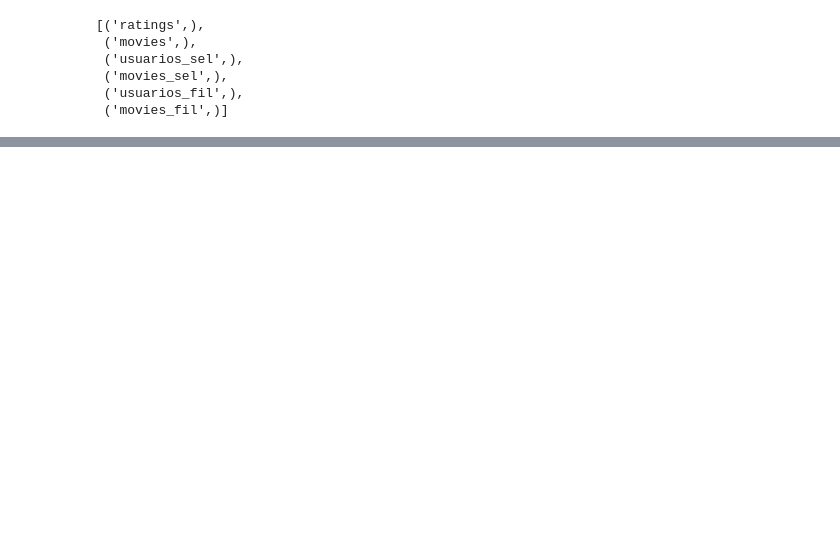
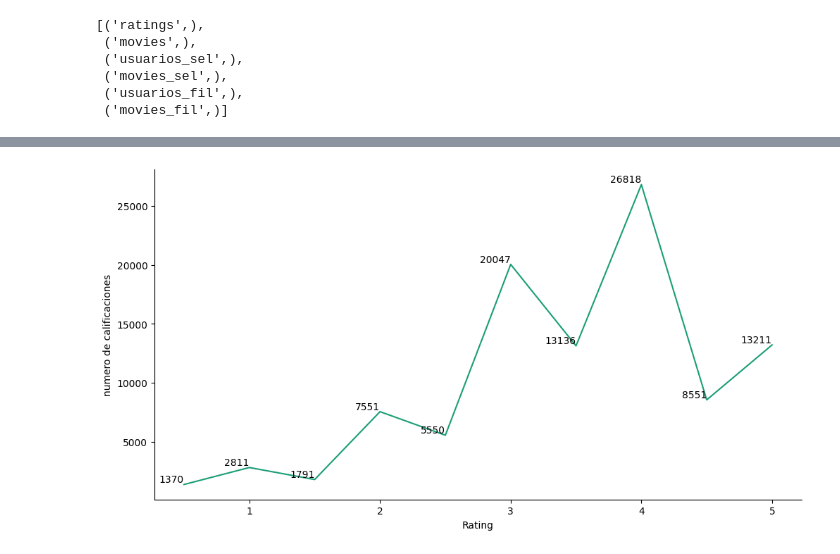
Before and after one commit to Estebanarci2/Marketing-analitica3, a Jupyter notebook: B)EXPLORATORIO.ipynb, the cells around one changed output, grey strips where cells are left out. Drawn from its saved outputs; the diff is of its cells as text; code cells hidden in the pictures; blank space fills up the shorter version.

```diff
--- a/B)EXPLORATORIO.ipynb
+++ b/B)EXPLORATORIO.ipynb
@@ -31,3 +32,9 @@ cur.fetchall()
  ('movies_sel',),
  ('usuarios_fil',),
  ('movies_fil',)]
+# %%
+### verificar cuantas calificaciones hay por peliculas
+conteo_ratings=pd.read_sql_query("""SELECT rating, COUNT(*)AS count
+              FROM  ratings
+              GROUP BY rating""", conn)
+conteo_ratings
@@ -33,0 +53,23 @@ cur.fetchall()
+# %%
+from matplotlib import pyplot as plt
+import seaborn as sns
+def _plot_series(series, series_name, series_index=0):
+  palette = list(sns.palettes.mpl_palette('Dark2'))
+  xs = series['rating']
+  ys = series['count']
+
+  plt.plot(xs, ys, label=series_name, color=palette[series_index % len(palette)])
+  for x, y in zip(xs, ys):
+        plt.text(x, y, str(y), ha='right', va='bottom')
+
+
+fig, ax = plt.subplots(figsize=(10, 5.2), layout='constrained')
+df_sorted = conteo_ratings.sort_values('rating', ascending=True)
+_plot_series(df_sorted, '')
+sns.despine(fig=fig, ax=ax)
+plt.xlabel('Rating')
+_ = plt.ylabel('numero de calificaciones')
+
+### Analizando la siguiete grafica, se evidecia que 26818 peliculas obtuvieros una calificacion de 4
+# %% [output]
+[figure, added]
```
Also changed, not shown: parts of 6 cells of this notebook.
